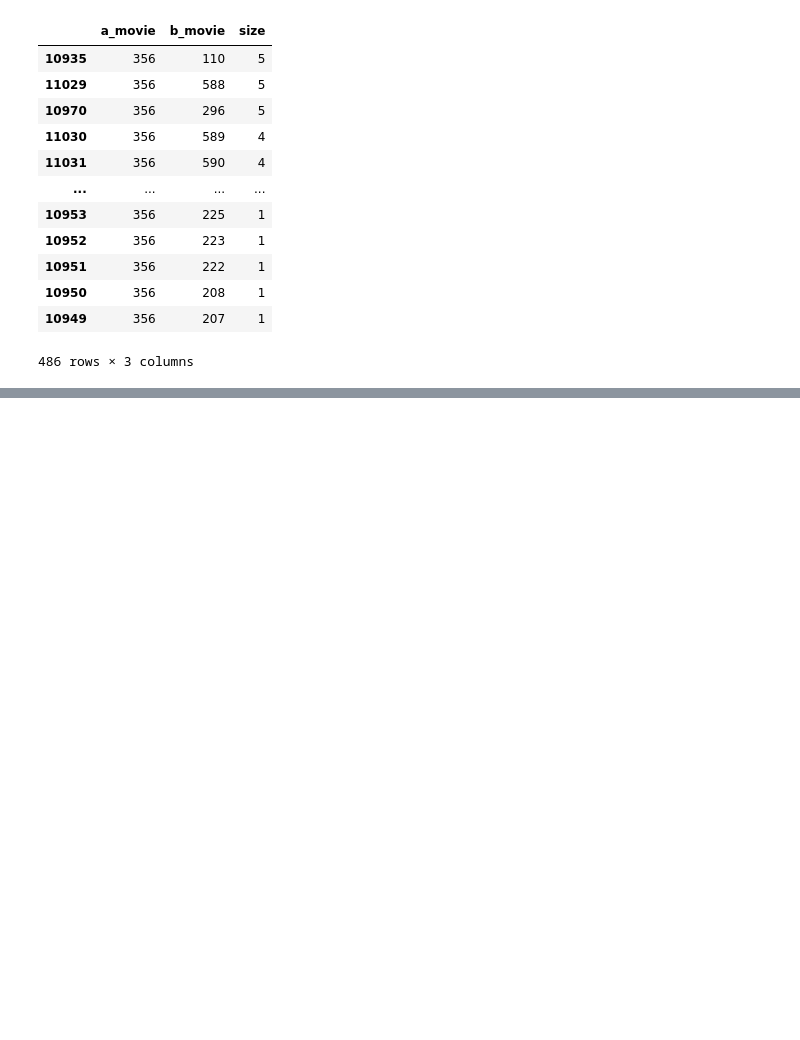
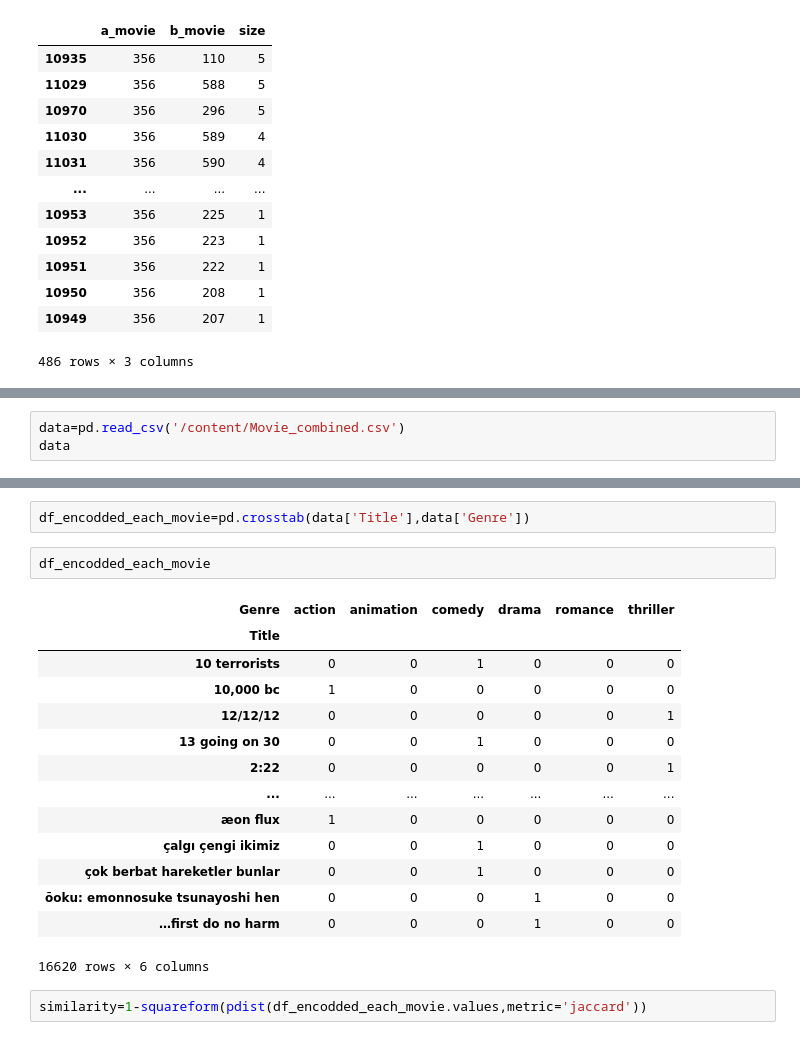
Before and after one commit to Belal-AI/Books-, a Jupyter notebook: Recommneder_systems.ipynb, the cells around one changed output, grey strips where cells are left out. Saved outputs shown, nothing was run; the diff lists cells and outputs as text; blank space fills up the shorter version.

```diff
--- a/Recommneder_systems.ipynb
+++ b/Recommneder_systems.ipynb
@@ -202,0 +206,3 @@ compinations[compinations['a_movie']==356]
+# %%
+data=pd.read_csv('/content/Movie_combined.csv')
+data
@@ -202,0 +223,21 @@ compinations[compinations['a_movie']==356]
+# %%
+df_encodded_each_movie=pd.crosstab(data['Title'],data['Genre'])
+# %%
+df_encodded_each_movie
+# %% [output]
+| Genre | action | animation | comedy | drama | romance | thriller |
+| Title |  |  |  |  |  |  |
+| 10 terrorists | 0 | 0 | 1 | 0 | 0 | 0 |
+| 10,000 bc | 1 | 0 | 0 | 0 | 0 | 0 |
+| 12/12/12 | 0 | 0 | 0 | 0 | 0 | 1 |
+| 13 going on 30 | 0 | 0 | 1 | 0 | 0 | 0 |
+| 2:22 | 0 | 0 | 0 | 0 | 0 | 1 |
+| ... | ... | ... | ... | ... | ... | ... |
+| æon flux | 1 | 0 | 0 | 0 | 0 | 0 |
+| çalgı çengi i̇kimiz | 0 | 0 | 1 | 0 | 0 | 0 |
+| çok berbat hareketler bunlar | 0 | 0 | 1 | 0 | 0 | 0 |
+| ōoku: emonnosuke tsunayoshi hen | 0 | 0 | 0 | 1 | 0 | 0 |
+| …first do no harm | 0 | 0 | 0 | 1 | 0 | 0 |
+16620 rows × 6 columns
+# %%
+similarity=1-squareform(pdist(df_encodded_each_movie.values,metric='jaccard'))
```
Also changed, not shown: parts of 5 cells of this notebook.
